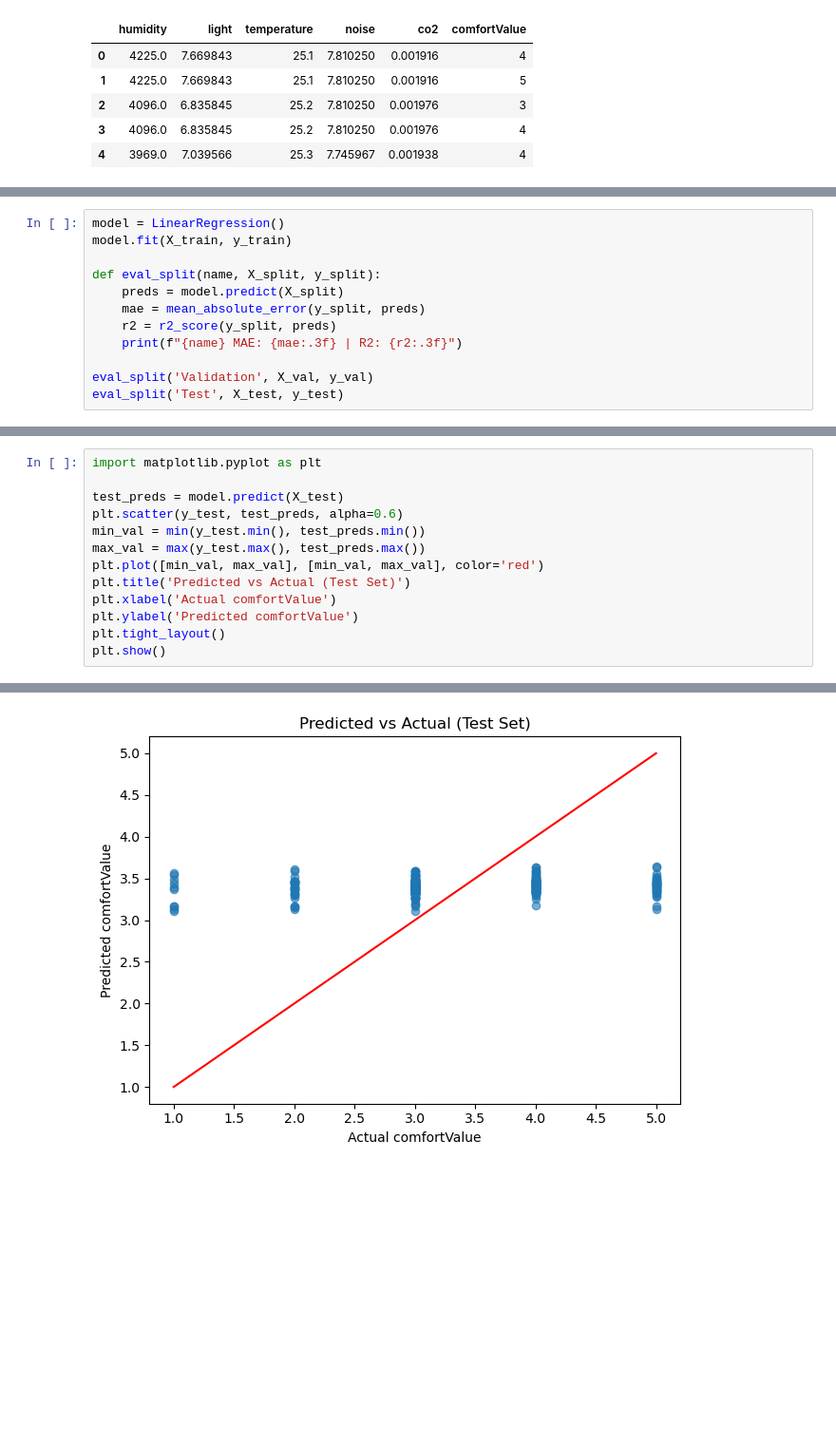
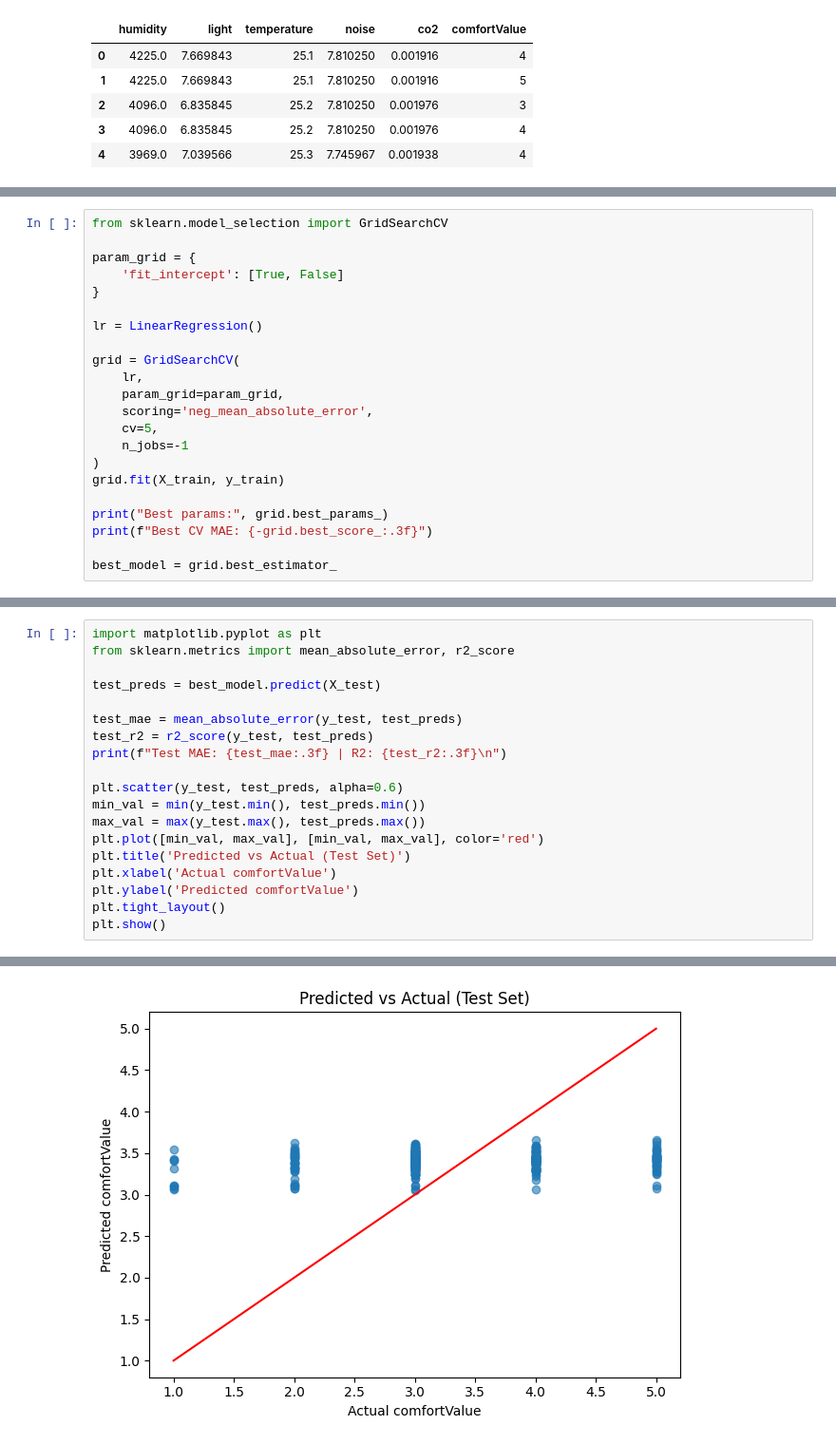
Before and after one commit to SEP4Real/SEP4, a Jupyter notebook: MAL/notebooks/model_related/7_instant_models_experiements_LR.ipynb, the cells around one changed output, grey strips where cells are left out. Shown at 95% size. Drawn from its saved outputs; the diff is of its cells as text; blank space fills up the shorter version.

```diff
--- a/MAL/notebooks/model_related/7_instant_models_experiements_LR.ipynb
+++ b/MAL/notebooks/model_related/7_instant_models_experiements_LR.ipynb
@@ -64,13 +54,23 @@ Test size:  272
 # %%
-model = LinearRegression()
-model.fit(X_train, y_train)
+from sklearn.model_selection import GridSearchCV
 
-def eval_split(name, X_split, y_split):
-    preds = model.predict(X_split)
-    mae = mean_absolute_error(y_split, preds)
-    r2 = r2_score(y_split, preds)
-    print(f"{name} MAE: {mae:.3f} | R2: {r2:.3f}")
+param_grid = {
+    'fit_intercept': [True, False]
+}
 
-eval_split('Validation', X_val, y_val)
-eval_split('Test', X_test, y_test)
+lr = LinearRegression()
+
+grid = GridSearchCV(
+    lr,
+    param_grid=param_grid,
+    scoring='neg_mean_absolute_error',
+    cv=5,
+    n_jobs=-1
+)
+grid.fit(X_train, y_train)
+
+print("Best params:", grid.best_params_)
+print(f"Best CV MAE: {-grid.best_score_:.3f}")
+
+best_model = grid.best_estimator_
 # %% [output]
@@ -79,7 +79,13 @@ Test MAE: 0.790 | R2: 0.022
 # %%
 import matplotlib.pyplot as plt
+from sklearn.metrics import mean_absolute_error, r2_score
 
-test_preds = model.predict(X_test)
+test_preds = best_model.predict(X_test)
+
+test_mae = mean_absolute_error(y_test, test_preds)
+test_r2 = r2_score(y_test, test_preds)
+print(f"Test MAE: {test_mae:.3f} | R2: {test_r2:.3f}\n")
+
 plt.scatter(y_test, test_preds, alpha=0.6)
 min_val = min(y_test.min(), test_preds.min())
 max_val = max(y_test.max(), test_preds.max())
@@ -93 +100 @@ plt.show()
-[figure, old version]
+[figure, new version]
```
Also changed, not shown: parts of 3 cells of this notebook, 3 other files.
